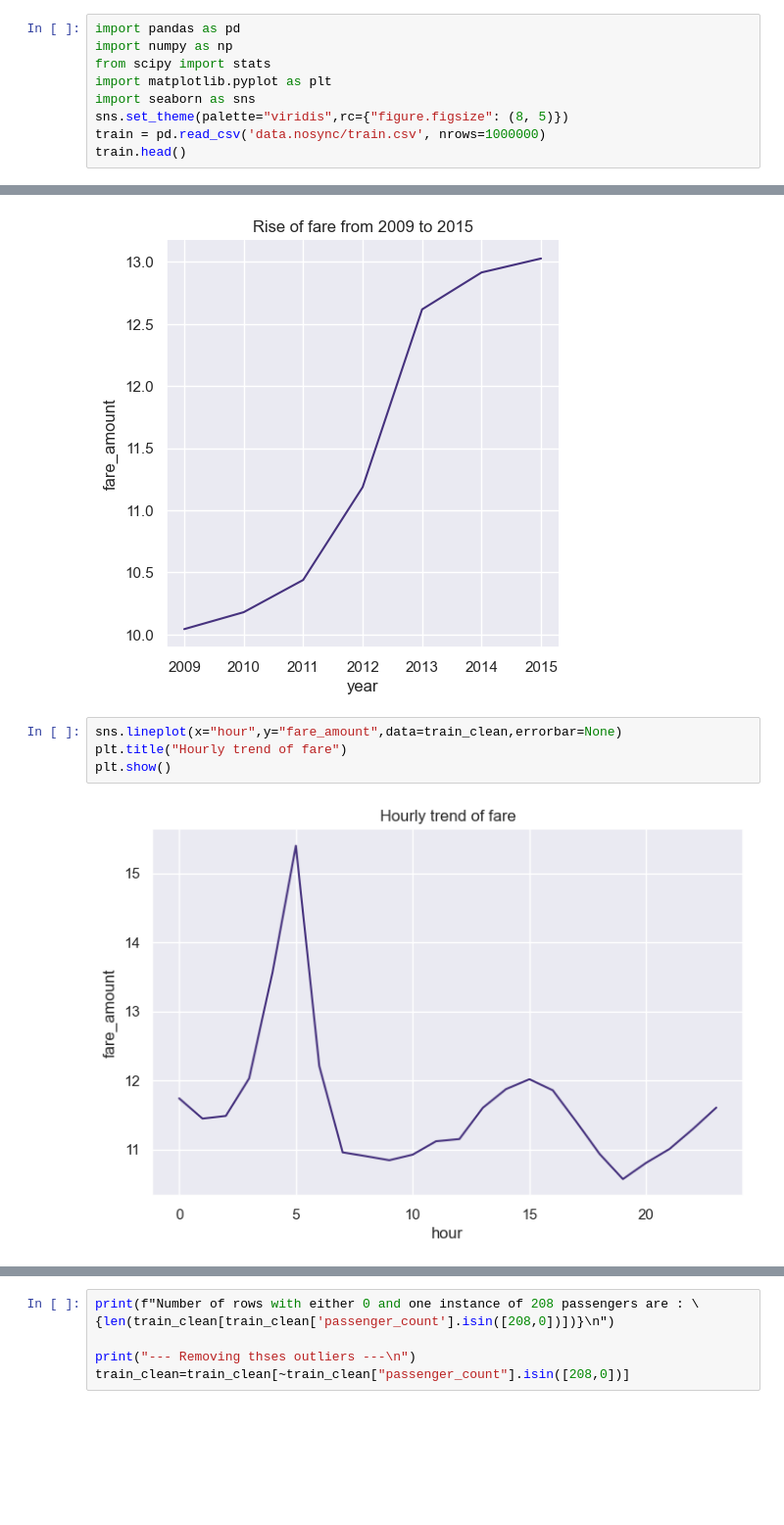
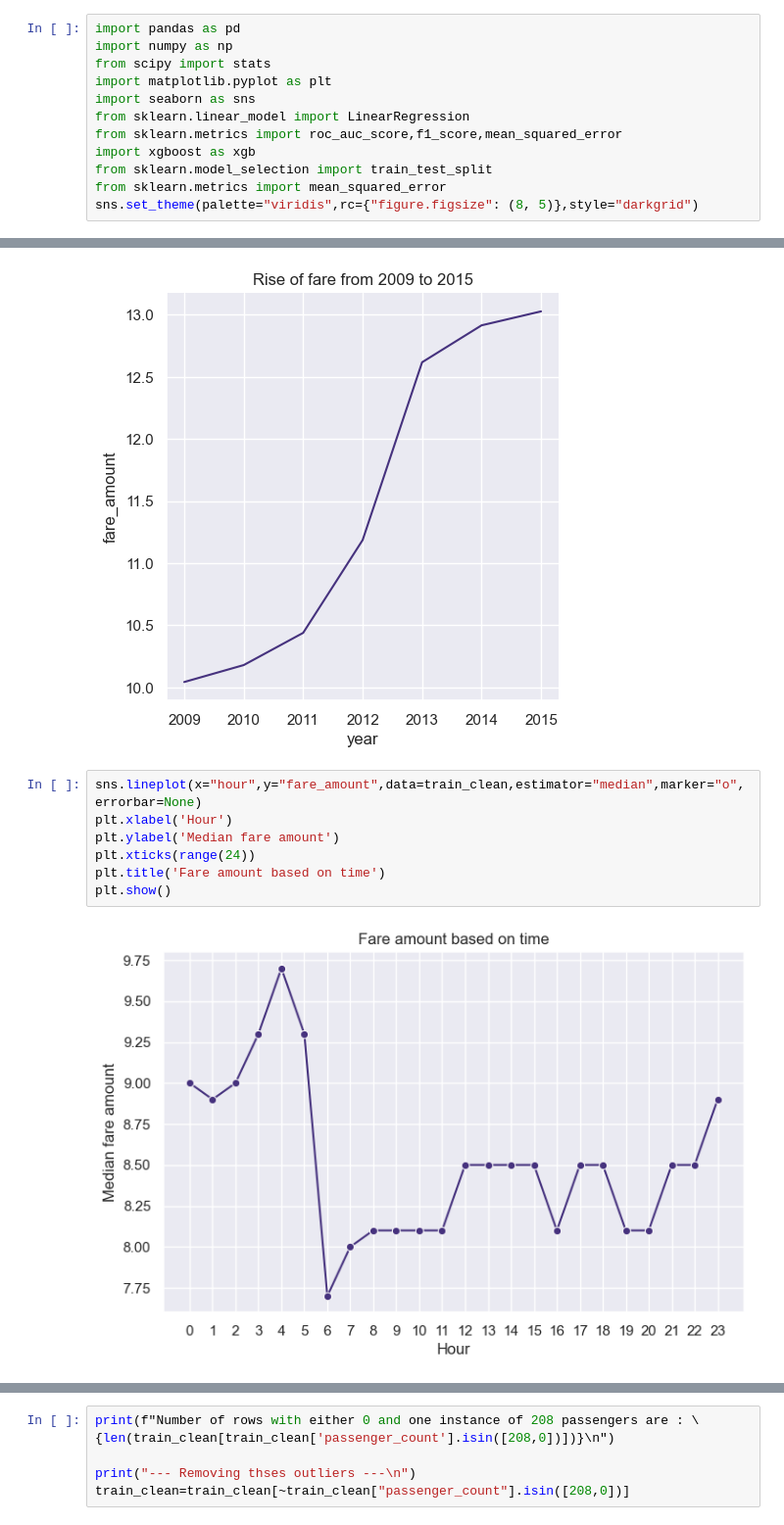
Before and after one commit to aguchhait-stack/nyc-taxi-fare-prediction, a Jupyter notebook: nyc-taxi-fare-prediction.ipynb, the cells around one changed output, grey strips where cells are left out. Shown at 98% size. Saved outputs shown, nothing was run; the diff lists cells and outputs as text; blank space fills up the shorter version.

```diff
--- a/nyc-taxi-fare-prediction.ipynb
+++ b/nyc-taxi-fare-prediction.ipynb
@@ -35,6 +35,9 @@ import numpy as np
 from scipy import stats
 import matplotlib.pyplot as plt
 import seaborn as sns
-sns.set_theme(palette="viridis",rc={"figure.figsize": (8, 5)})
-train = pd.read_csv('data.nosync/train.csv', nrows=1000000)
-train.head()
+from sklearn.linear_model import LinearRegression
+from sklearn.metrics import roc_auc_score,f1_score,mean_squared_error
+import xgboost as xgb
+from sklearn.model_selection import train_test_split
+from sklearn.metrics import mean_squared_error
+sns.set_theme(palette="viridis",rc={"figure.figsize": (8, 5)},style="darkgrid")
@@ -136,9 +143,12 @@ plt.show()
 # %% [output]
 [figure]
 # %%
-sns.lineplot(x="hour",y="fare_amount",data=train_clean,errorbar=None)
-plt.title("Hourly trend of fare")
+sns.lineplot(x="hour",y="fare_amount",data=train_clean,estimator="median",marker="o",errorbar=None)
+plt.xlabel('Hour')
+plt.ylabel('Median fare amount')
+plt.xticks(range(24))
+plt.title('Fare amount based on time')
 plt.show()
 # %% [output]
-[figure, old version]
+[figure, new version]
 # %%
```
Also changed, not shown: parts of 6 cells of this notebook, 1 other file.
